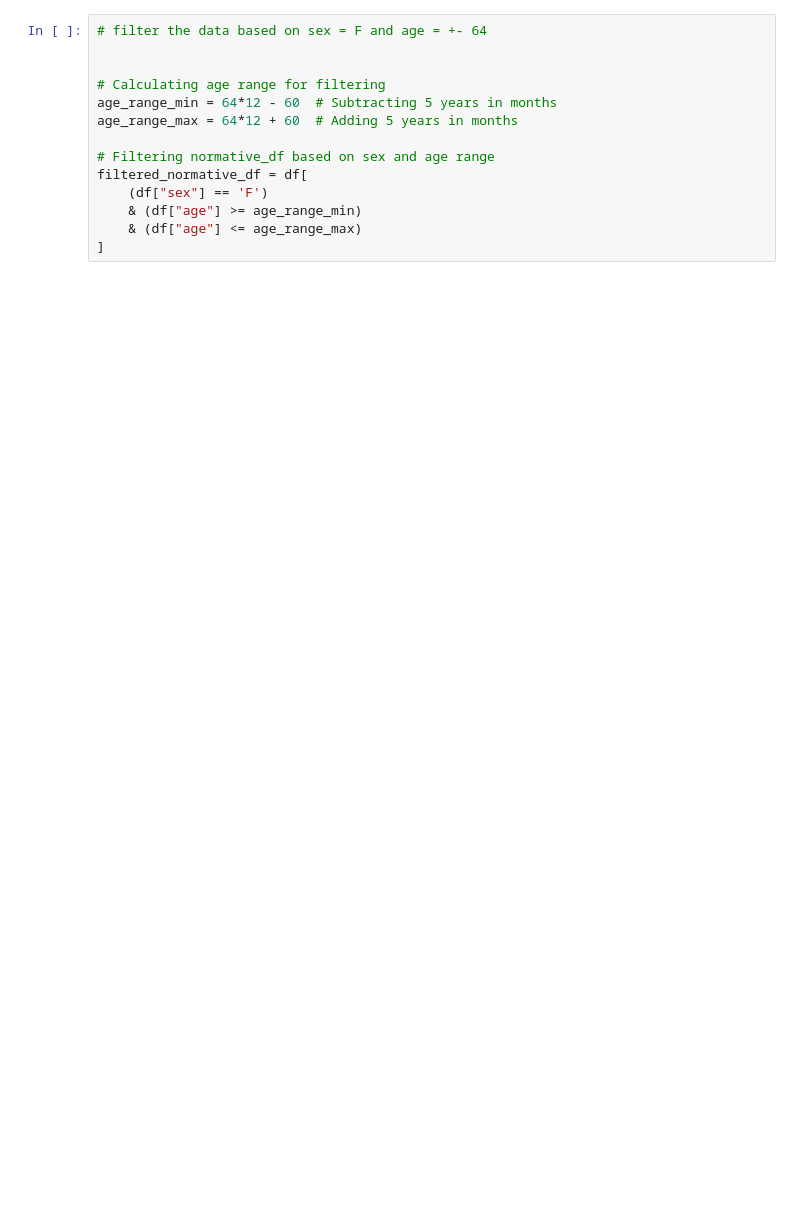
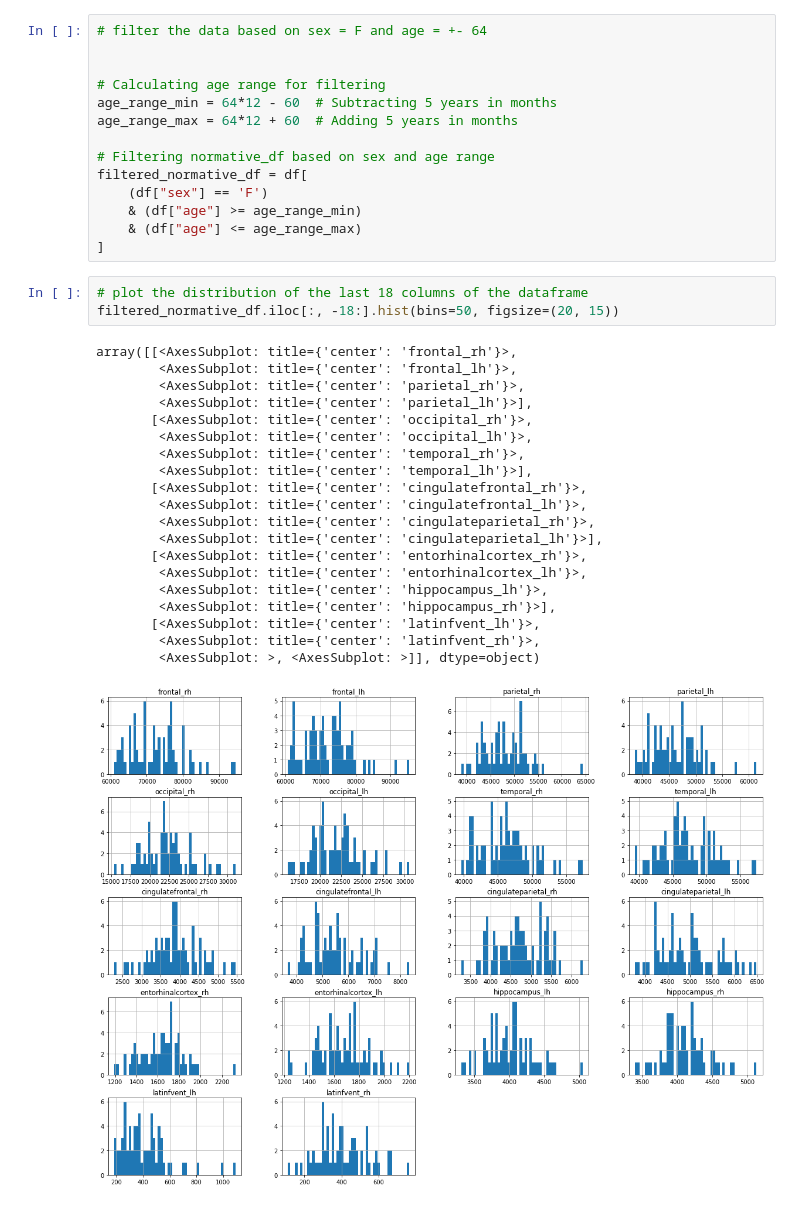
Before and after one commit to Project-Laminate/StatProcessingPipeline, a Jupyter notebook: data/output/intermediate/analysis.ipynb, the cells around one changed output. Drawn from its saved outputs; the diff is of its cells as text; blank space fills up the shorter version.

```diff
--- a/data/output/intermediate/analysis.ipynb
+++ b/data/output/intermediate/analysis.ipynb
@@ -64,3 +64,27 @@ filtered_normative_df = df[
     & (df["age"] >= age_range_min)
     & (df["age"] <= age_range_max)
 ]
+# %%
+# plot the distribution of the last 18 columns of the dataframe
+filtered_normative_df.iloc[:, -18:].hist(bins=50, figsize=(20, 15))
+# %% [output]
+array([[<AxesSubplot: title={'center': 'frontal_rh'}>,
+        <AxesSubplot: title={'center': 'frontal_lh'}>,
+        <AxesSubplot: title={'center': 'parietal_rh'}>,
+        <AxesSubplot: title={'center': 'parietal_lh'}>],
+       [<AxesSubplot: title={'center': 'occipital_rh'}>,
+        <AxesSubplot: title={'center': 'occipital_lh'}>,
+        <AxesSubplot: title={'center': 'temporal_rh'}>,
+        <AxesSubplot: title={'center': 'temporal_lh'}>],
+       [<AxesSubplot: title={'center': 'cingulatefrontal_rh'}>,
+        <AxesSubplot: title={'center': 'cingulatefrontal_lh'}>,
+        <AxesSubplot: title={'center': 'cingulateparietal_rh'}>,
+        <AxesSubplot: title={'center': 'cingulateparietal_lh'}>],
+       [<AxesSubplot: title={'center': 'entorhinalcortex_rh'}>,
+        <AxesSubplot: title={'center': 'entorhinalcortex_lh'}>,
+        <AxesSubplot: title={'center': 'hippocampus_lh'}>,
+        <AxesSubplot: title={'center': 'hippocampus_rh'}>],
+       [<AxesSubplot: title={'center': 'latinfvent_lh'}>,
+        <AxesSubplot: title={'center': 'latinfvent_rh'}>,
+        <AxesSubplot: >, <AxesSubplot: >]], dtype=object)
+[figure, added]
```
Also changed, not shown: parts of 4 cells of this notebook, 9 other files.
